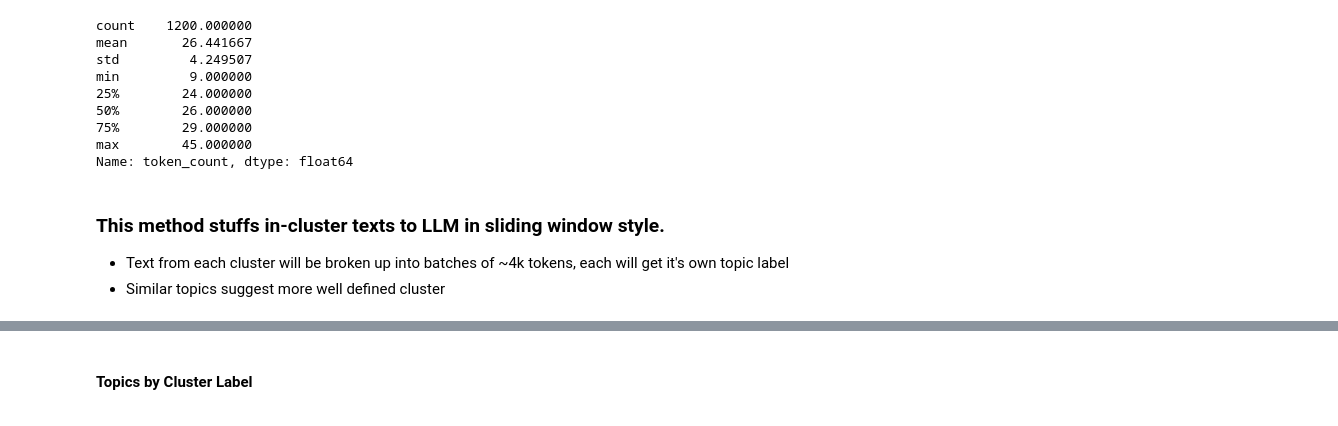
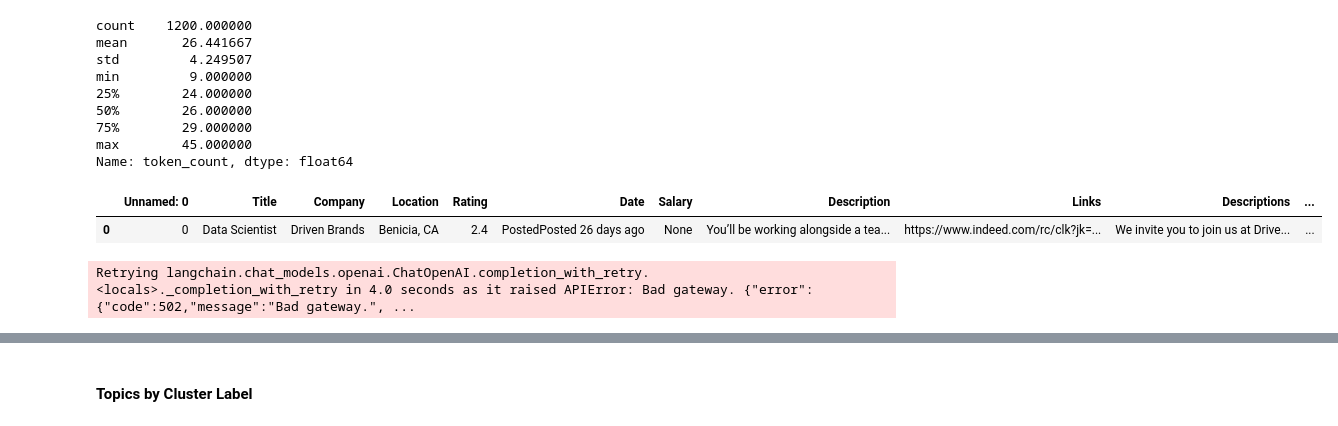
Before and after one commit to pdoubleg/junk-drawer, a Jupyter notebook: docs_example.ipynb, the cells around one changed output, grey strips where cells are left out. Cells and saved outputs as stored; diff of their text form; code cells hidden in the pictures.

```diff
--- a/docs_example.ipynb
+++ b/docs_example.ipynb
@@ -96,7 +98,3 @@ Name: token_count, dtype: float64
 from src_index.token_catcher import Usage
 
 usage = Usage()
-# %% [markdown]
-### This method stuffs in-cluster texts to LLM in sliding window style.
-* Text from each cluster will be broken up into batches of ~4k tokens, each will get it's own topic label
-* Similar topics suggest more well defined cluster
@@ -157,0 +260,5 @@ for c in df.kmeans_label.unique():
+# %%
+df.head(1)
+# %% [output]
+|  | Unnamed: 0 | Title | Company | Location | Rating | Date | Salary | Description | Links | Descriptions | ... |
+| 0 | 0 | Data Scientist | Driven Brands | Benicia, CA | 2.4 | PostedPosted 26 days ago | None | You’ll be working alongside a tea... | https://www.indeed.com/rc/clk?jk=... | We invite you to join us at Drive... | ... |
@@ -158,3 +270,7 @@ for c in df.kmeans_label.unique():
+# %%
+labeler.label_clusters()
+# %% [output]
+Retrying langchain.chat_models.openai.ChatOpenAI.completion_with_retry.<locals>._completion_with_retry in 4.0 seconds as it raised APIError: Bad gateway. {"error":{"code":502,"message":"Bad gateway.", ...
 # %%
 usage.total_tokens()
 # %% [output]
```
Also changed, not shown: parts of 62 cells of this notebook.
